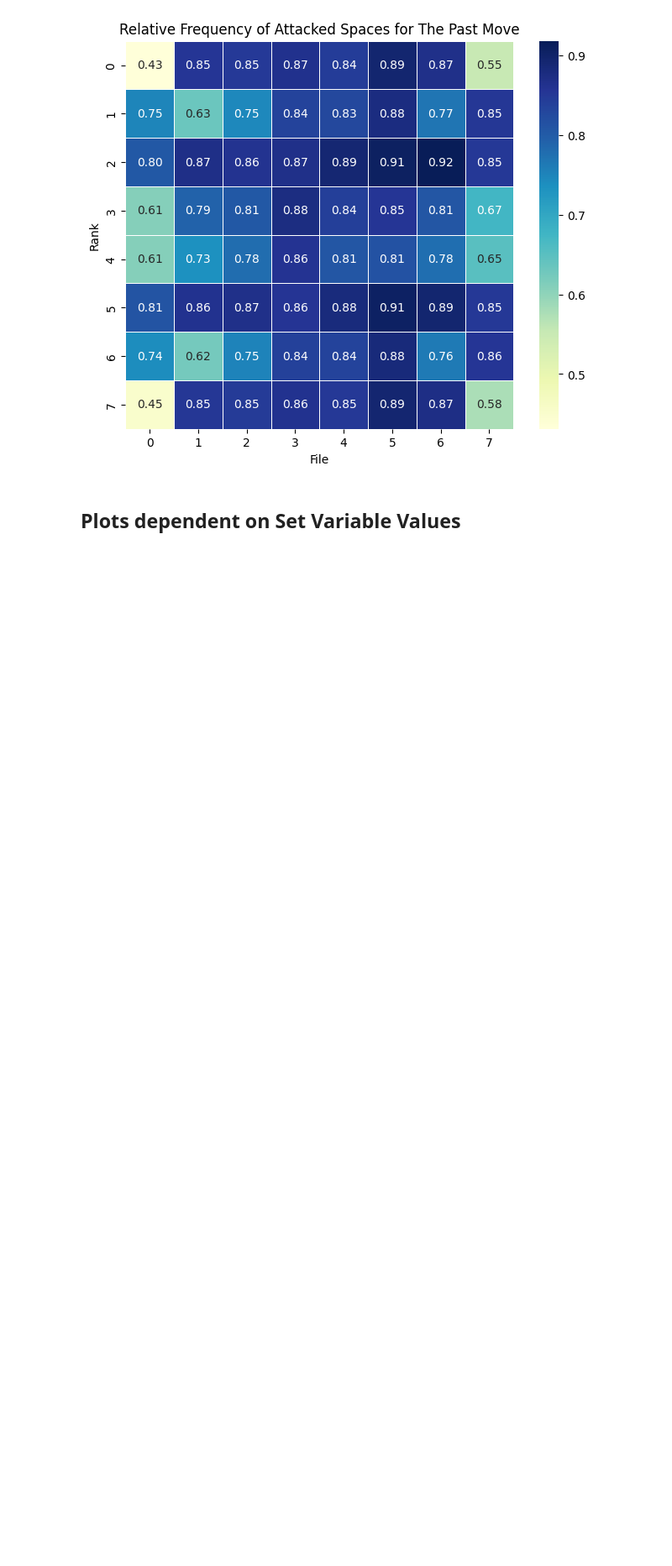
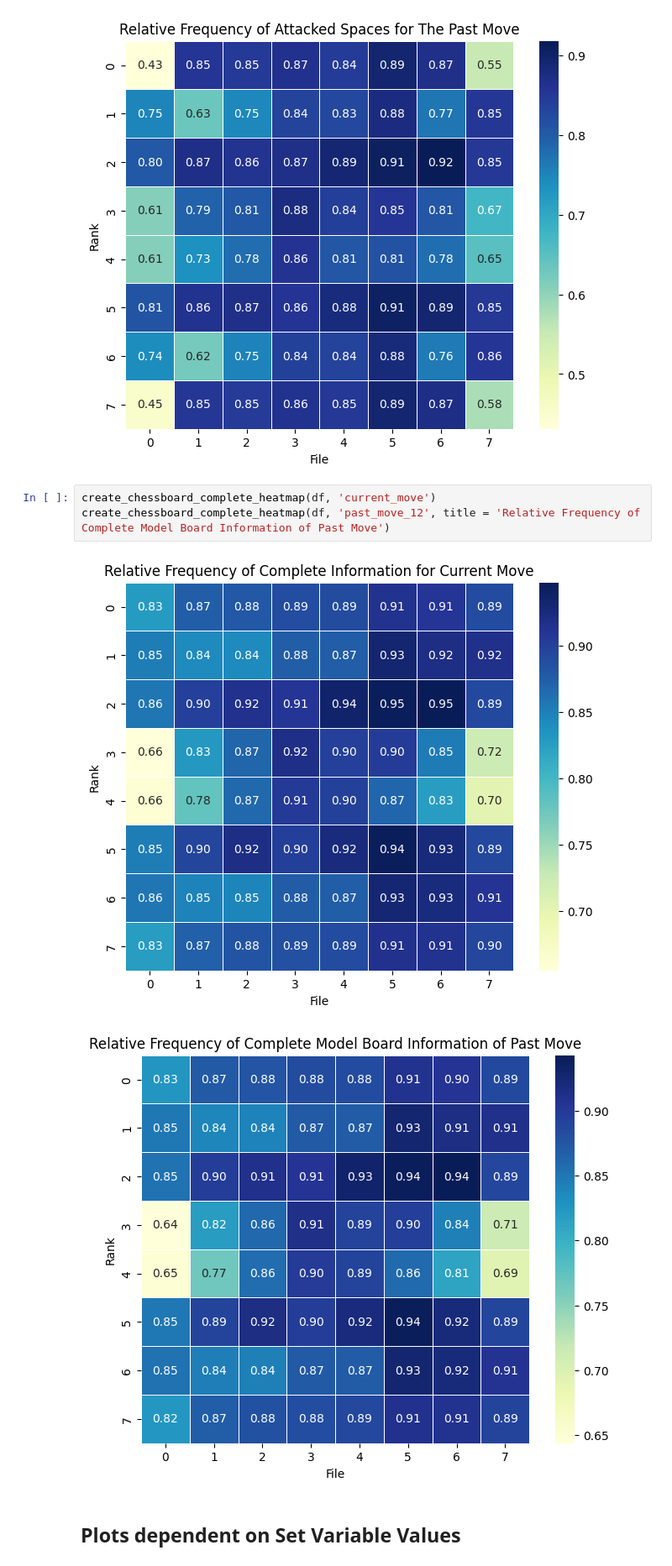
Before and after one commit to MatTheTab/PikeBot, a Jupyter notebook: EDA.ipynb, the cells around one changed output. Shown at 84% size. Cells and saved outputs as stored; diff of their text form; blank space fills up the shorter version.

Commit message:
Rerun EDA for more plots

```diff
--- a/EDA.ipynb
+++ b/EDA.ipynb
@@ -120,6 +120,12 @@ create_chessboard_attack_heatmap(df, 'past_move_12', title = 'Relative Frequency
 # %% [output]
 [figure]
 [figure]
+# %%
+create_chessboard_complete_heatmap(df, 'current_move')
+create_chessboard_complete_heatmap(df, 'past_move_12', title = 'Relative Frequency of Complete Model Board Information of Past Move')
+# %% [output]
+[figure, added]
+[figure, added]
 # %% [markdown]
 ## Plots dependent on Set Variable Values
 # %%
```
Also changed, not shown: parts of 1 cell of this notebook, 1 other file.
